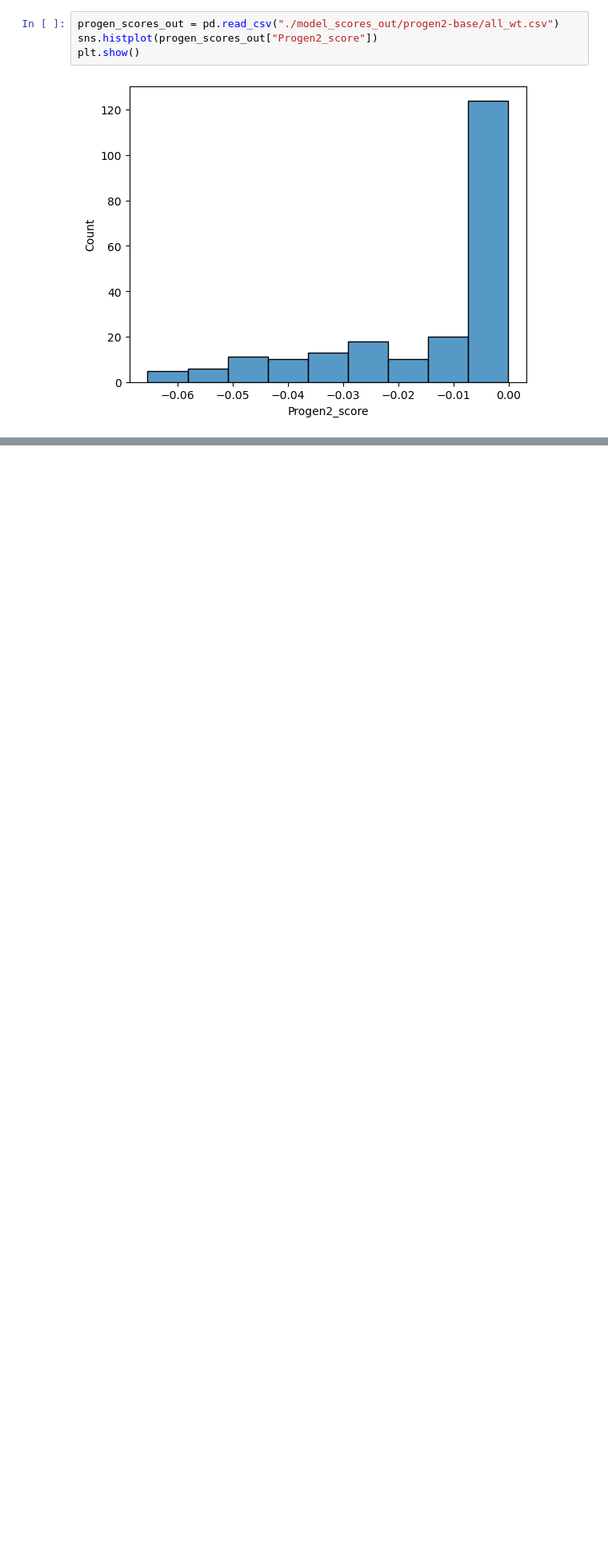
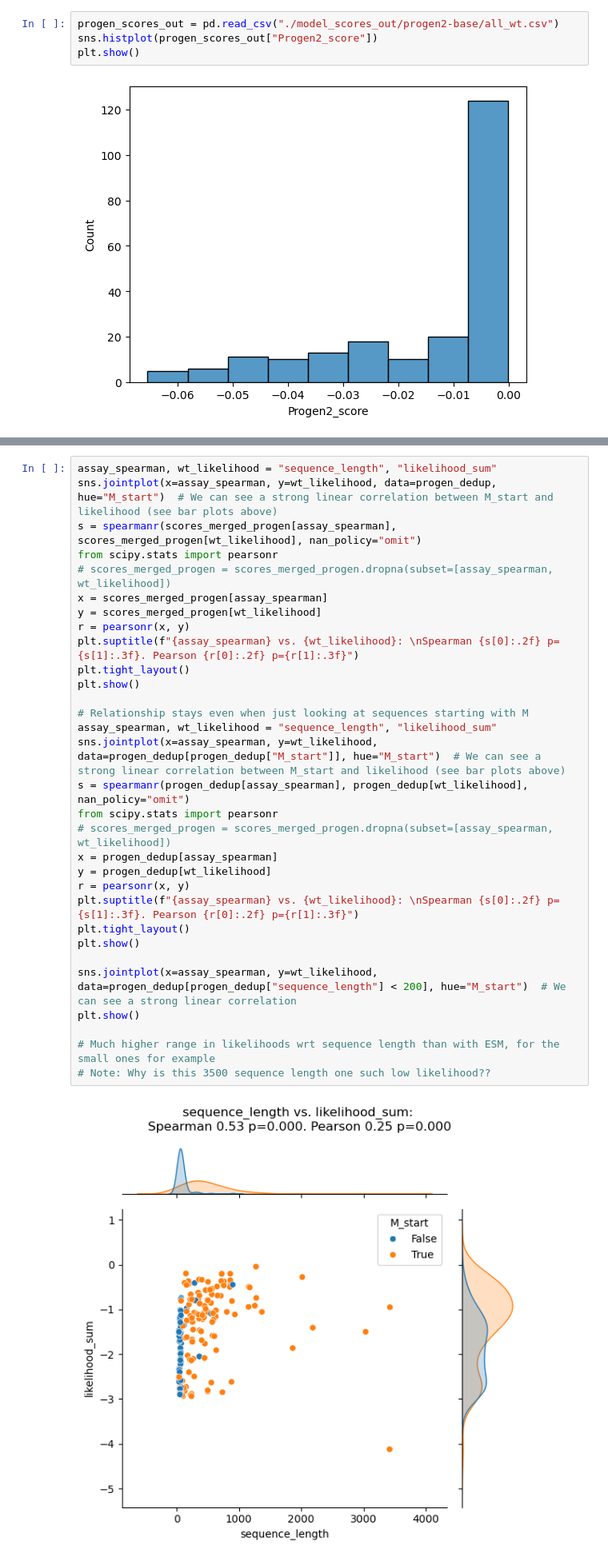
Before and after one commit to loodvn/ProteinGym, a Jupyter notebook: notebooks/analyse_wt_scores.ipynb, the cells around one changed output, grey strips where cells are left out. Shown at 80% size. Saved outputs shown, nothing was run; the diff lists cells and outputs as text; blank space fills up the shorter version.

```diff
--- a/notebooks/analyse_wt_scores.ipynb
+++ b/notebooks/analyse_wt_scores.ipynb
@@ -297,0 +268,33 @@ plt.show()
+# %%
+assay_spearman, wt_likelihood = "sequence_length", "likelihood_sum"
+sns.jointplot(x=assay_spearman, y=wt_likelihood, data=progen_dedup, hue="M_start")  # We can see a strong linear correlation between M_start and likelihood (see bar plots above)
+s = spearmanr(scores_merged_progen[assay_spearman], scores_merged_progen[wt_likelihood], nan_policy="omit")
+from scipy.stats import pearsonr
+# scores_merged_progen = scores_merged_progen.dropna(subset=[assay_spearman, wt_likelihood])
+x = scores_merged_progen[assay_spearman]
+y = scores_merged_progen[wt_likelihood]
+r = pearsonr(x, y)
+plt.suptitle(f"{assay_spearman} vs. {wt_likelihood}: \nSpearman {s[0]:.2f} p={s[1]:.3f}. Pearson {r[0]:.2f} p={r[1]:.3f}")
+plt.tight_layout()
+plt.show()
+
+# Relationship stays even when just looking at sequences starting with M
+assay_spearman, wt_likelihood = "sequence_length", "likelihood_sum"
+sns.jointplot(x=assay_spearman, y=wt_likelihood, data=progen_dedup[progen_dedup["M_start"]], hue="M_start")  # We can see a strong linear correlation between M_start and likelihood (see bar plots above)
+s = spearmanr(progen_dedup[assay_spearman], progen_dedup[wt_likelihood], nan_policy="omit")
+from scipy.stats import pearsonr
+# scores_merged_progen = scores_merged_progen.dropna(subset=[assay_spearman, wt_likelihood])
+x = progen_dedup[assay_spearman]
+y = progen_dedup[wt_likelihood]
+r = pearsonr(x, y)
+plt.suptitle(f"{assay_spearman} vs. {wt_likelihood}: \nSpearman {s[0]:.2f} p={s[1]:.3f}. Pearson {r[0]:.2f} p={r[1]:.3f}")
+plt.tight_layout()
+plt.show()
+
+sns.jointplot(x=assay_spearman, y=wt_likelihood, data=progen_dedup[progen_dedup["sequence_length"] < 200], hue="M_start")  # We can see a strong linear correlation
+plt.show()
+
+# Much higher range in likelihoods wrt sequence length than with ESM, for the small ones for example
+# Note: Why is this 3500 sequence length one such low likelihood??
+# %% [output]
+[figure, added]
```
Also changed, not shown: parts of 20 cells of this notebook, 2 other files.
